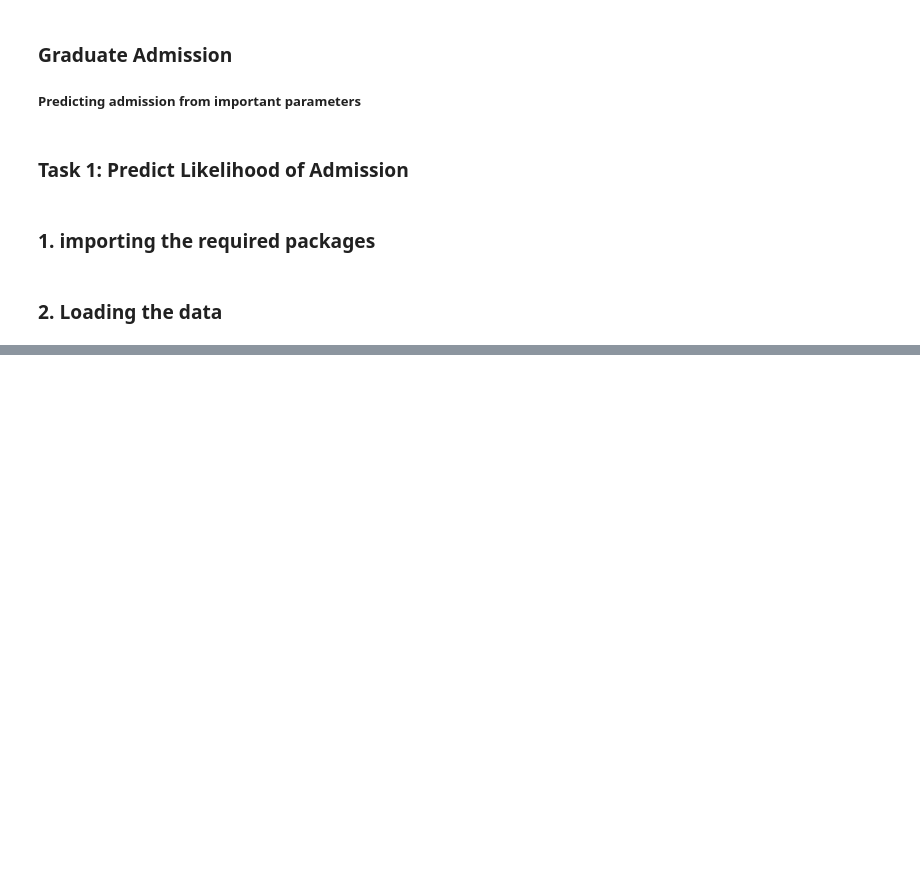
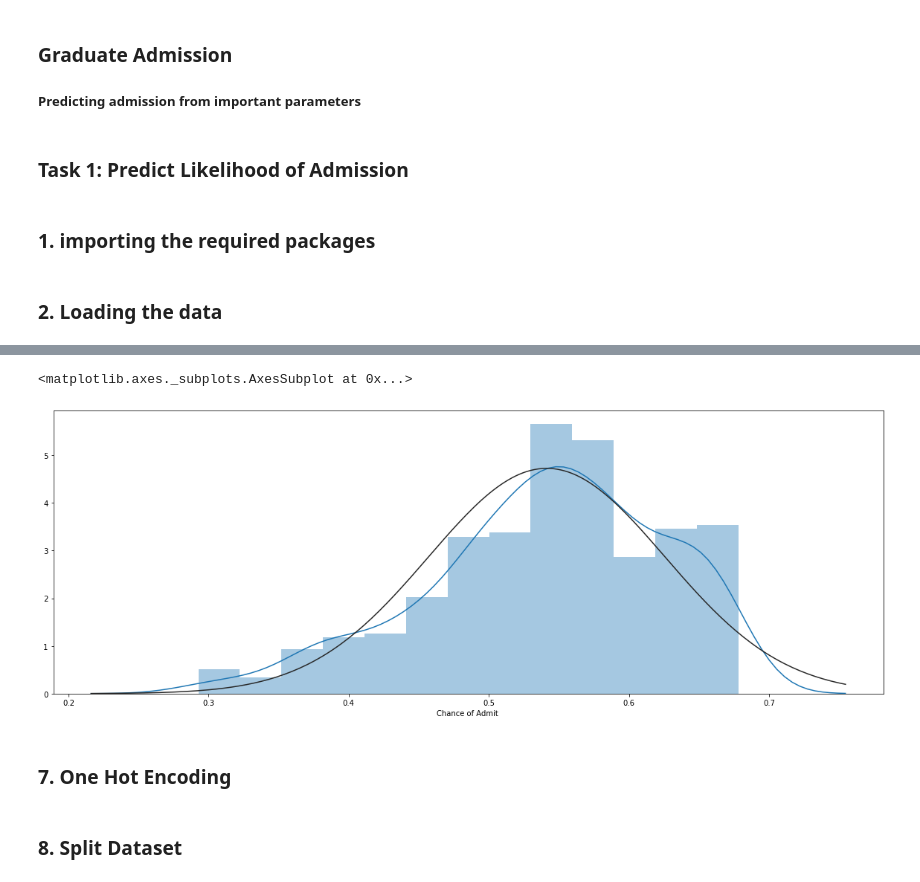
Before and after one commit to JasbirCodeSpace/PyTorch-Practice, a Jupyter notebook: Week 1 Practice/linear_regression_tasks/graduate_admission.ipynb, the cells around one changed output, grey strips where cells are left out. Drawn from its saved outputs; the diff is of its cells as text; code cells hidden in the pictures; blank space fills up the shorter version.

```diff
--- a/Week 1 Practice/linear_regression_tasks/graduate_admission.ipynb
+++ b/Week 1 Practice/linear_regression_tasks/graduate_admission.ipynb
@@ -417,0 +34,2 @@ plt.show()
+# %%
+data.drop(['Serial No.'], axis=1, inplace=True)
@@ -417,0 +56,2 @@ plt.show()
+# %%
+data = data.sample(frac=1)
@@ -417,0 +60,8 @@ plt.show()
+# %%
+features = data.columns.values
+skew_list = []
+
+for feature in features:
+    skew_list.append(skew(data[feature]))
+
+print(skew_list)
@@ -417,0 +72,4 @@ plt.show()
+# %%
+features = data.columns.values
+for feature in features:
+    data[feature] = np.log1p(data[feature])
@@ -417,0 +93,8 @@ plt.show()
+# %%
+f, ax = plt.subplots(figsize=(20,7))
+sns.distplot(data['Chance of Admit '],fit=norm)
+# %% [output]
+<matplotlib.axes._subplots.AxesSubplot at 0x...>
+[figure, added]
+# %% [markdown]
+### 7. One Hot Encoding
@@ -417,0 +104,2 @@ plt.show()
+# %% [markdown]
+### 8. Split Dataset
```
Also changed, not shown: parts of 79 cells of this notebook.
